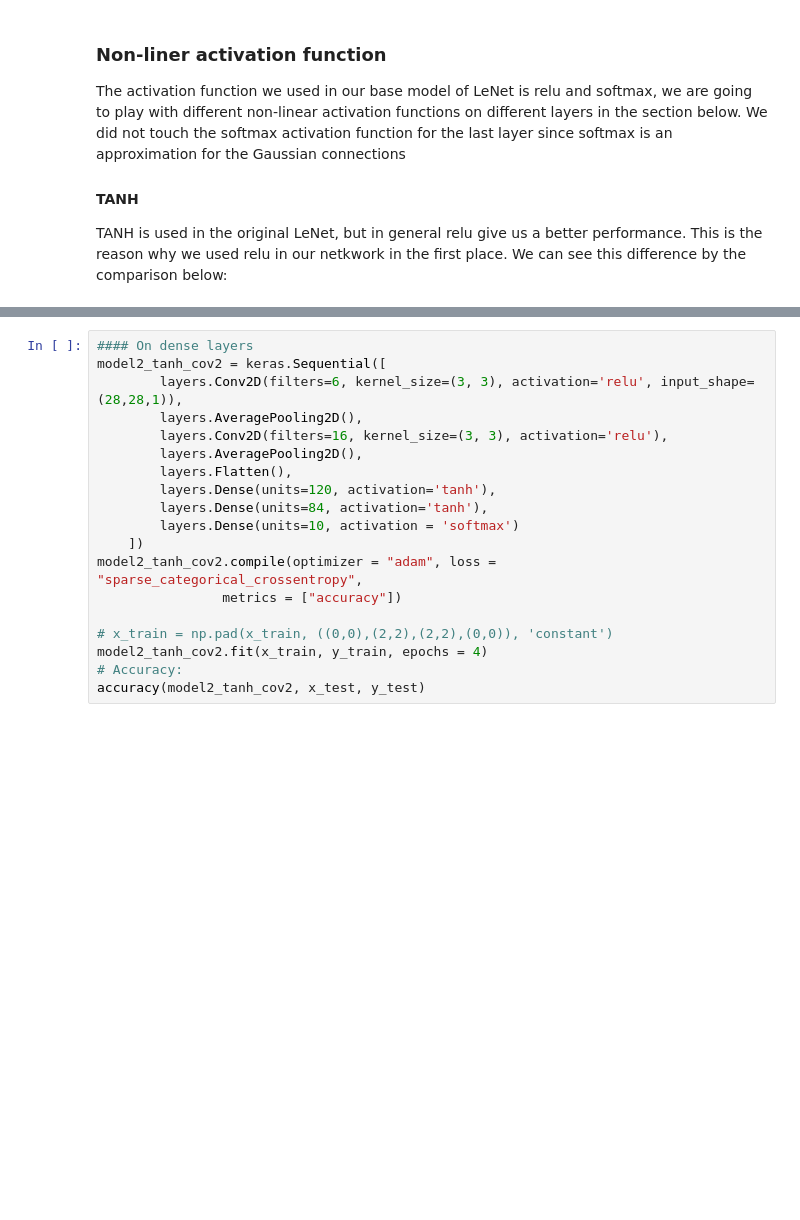
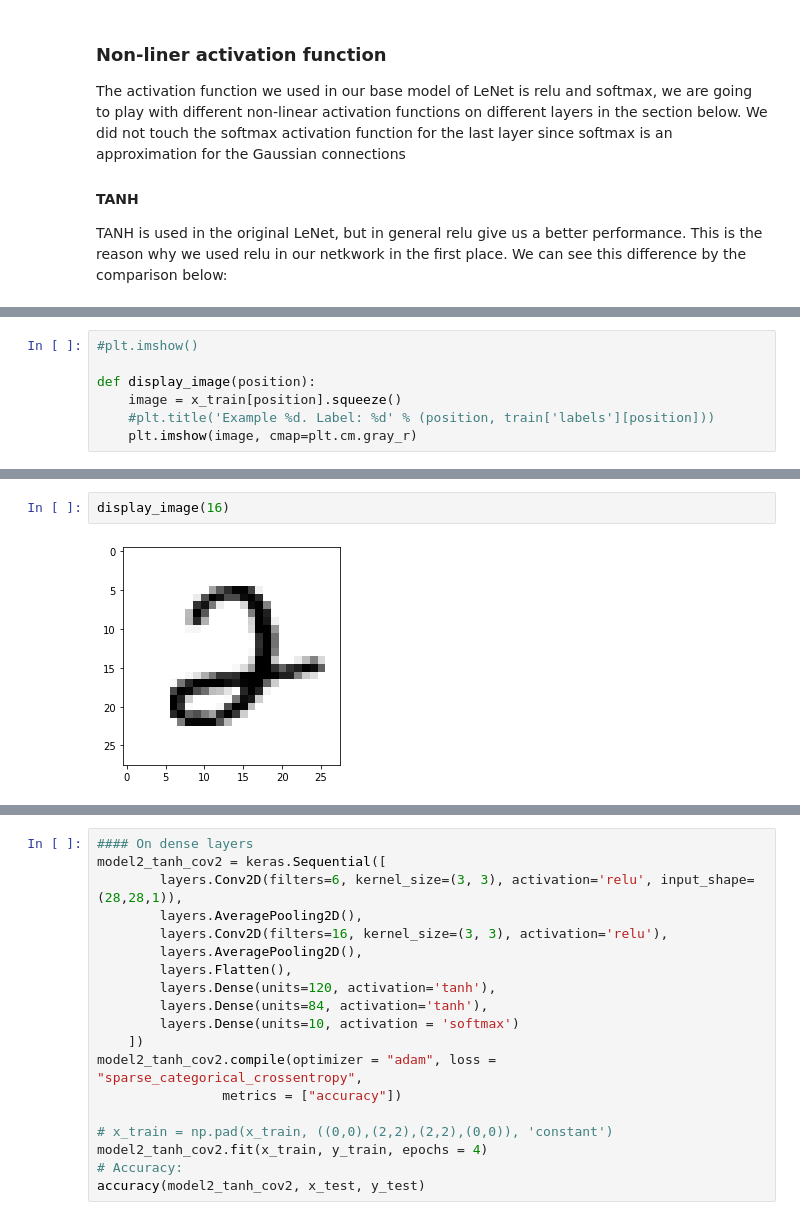
Before and after one commit to Adrieennn/CNN, a Jupyter notebook: NN.ipynb, the cells around one changed output, grey strips where cells are left out. Drawn from its saved outputs; the diff is of its cells as text; blank space fills up the shorter version.

```diff
--- a/NN.ipynb
+++ b/NN.ipynb
@@ -798,0 +855,7 @@ test loss is : 0.05662589471100364 - test accuracy is : 0.9811999797821045
+# %%
+#plt.imshow()
+
+def display_image(position):
+    image = x_train[position].squeeze()
+    #plt.title('Example %d. Label: %d' % (position, train['labels'][position]))
+    plt.imshow(image, cmap=plt.cm.gray_r)
@@ -798,0 +939,4 @@ test loss is : 0.05662589471100364 - test accuracy is : 0.9811999797821045
+# %%
+display_image(16)
+# %% [output]
+[figure, added]
```
Also changed, not shown: parts of 16 cells of this notebook.
